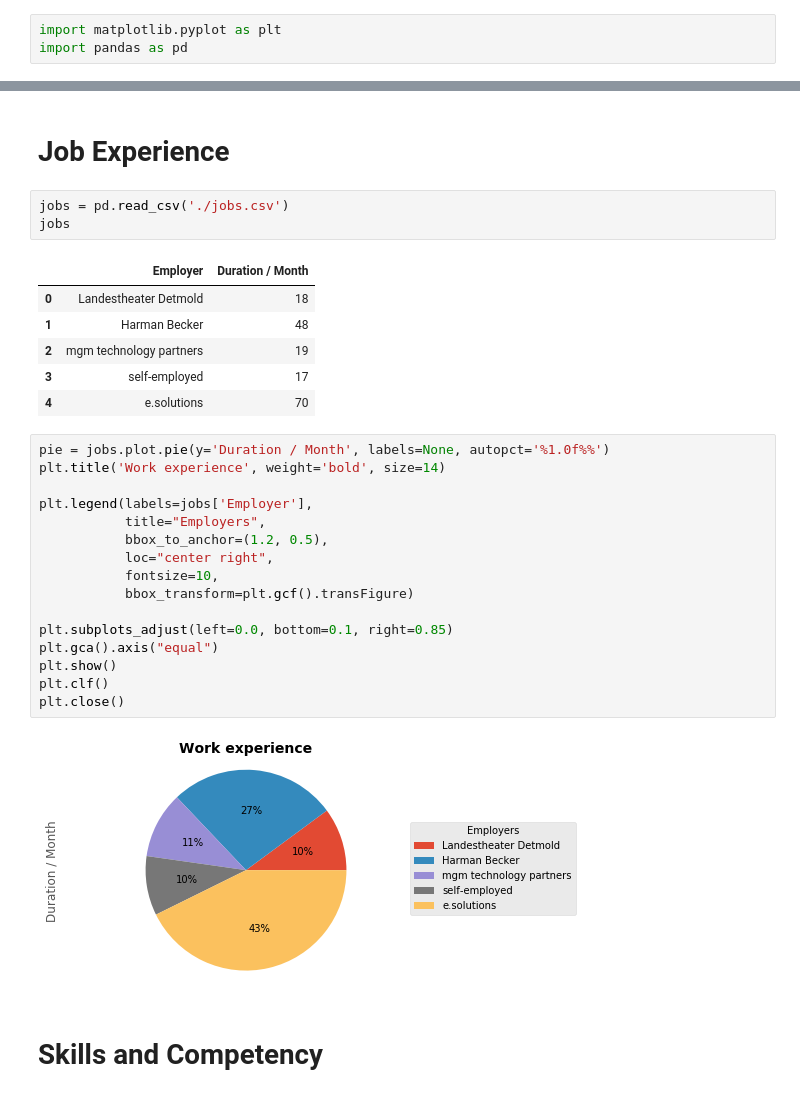
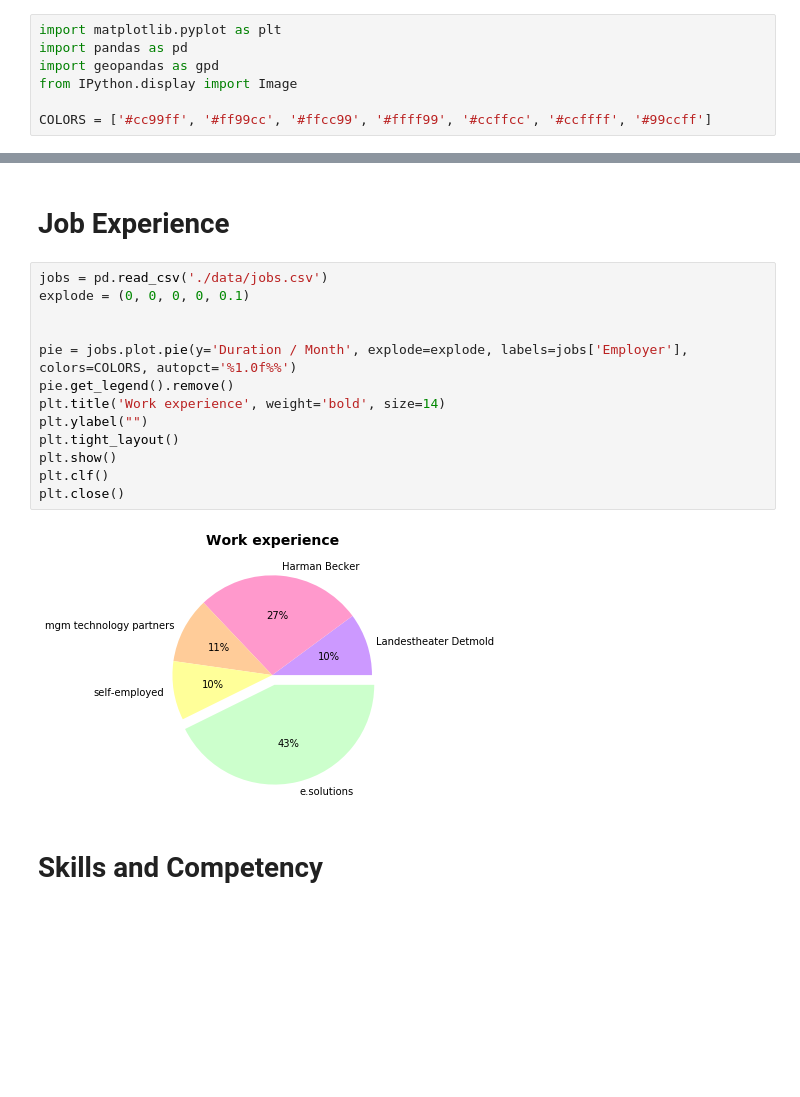
Before and after one commit to jboegeholz/curriculum_vitae_for_data_scientists, a Jupyter notebook: curriculum_vitae.ipynb, the cells around one changed output, grey strips where cells are left out. Cells and saved outputs as stored; diff of their text form; blank space fills up the shorter version.

```diff
--- a/curriculum_vitae.ipynb
+++ b/curriculum_vitae.ipynb
@@ -1,3 +1,7 @@
 # %%
 import matplotlib.pyplot as plt
 import pandas as pd
+import geopandas as gpd
+from IPython.display import Image
+
+COLORS = ['#cc99ff', '#ff99cc', '#ffcc99', '#ffff99', '#ccffcc', '#ccffff', '#99ccff']
@@ -4,32 +15,19 @@ import pandas as pd
 # %% [markdown]
 # Job Experience
-# %%
-jobs = pd.read_csv('./jobs.csv')
-jobs
-# %% [output]
-|  | Employer | Duration / Month |
-| 0 | Landestheater Detmold | 18 |
-| 1 | Harman Becker | 48 |
-| 2 | mgm technology partners | 19 |
-| 3 | self-employed | 17 |
-| 4 | e.solutions | 70 |
 # %%
-pie = jobs.plot.pie(y='Duration / Month', labels=None, autopct='%1.0f%%')
+jobs = pd.read_csv('./data/jobs.csv')
+explode = (0, 0, 0, 0, 0.1)
+
+
+pie = jobs.plot.pie(y='Duration / Month', explode=explode, labels=jobs['Employer'], colors=COLORS, autopct='%1.0f%%')
+pie.get_legend().remove()
 plt.title('Work experience', weight='bold', size=14)
-
-plt.legend(labels=jobs['Employer'],
-           title="Employers",
-           bbox_to_anchor=(1.2, 0.5),
-           loc="center right",
-           fontsize=10,
-           bbox_transform=plt.gcf().transFigure)
-
-plt.subplots_adjust(left=0.0, bottom=0.1, right=0.85)
-plt.gca().axis("equal")
+plt.ylabel("")
+plt.tight_layout()
 plt.show()
 plt.clf()
 plt.close()
 # %% [output]
-[figure, old version]
+[figure, new version]
 # %% [markdown]
 # Skills and Competency
```
Also changed, not shown: parts of 4 cells of this notebook, 8 other files.
